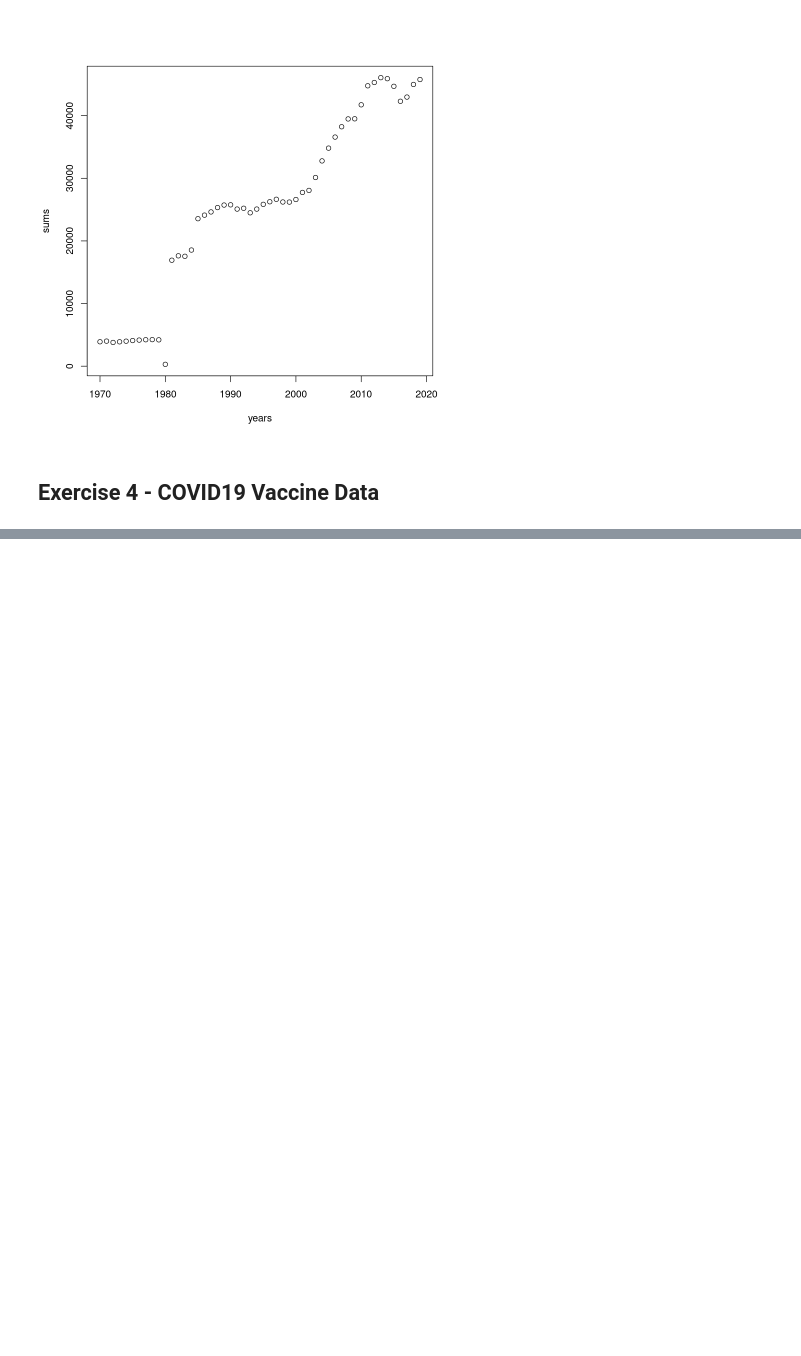
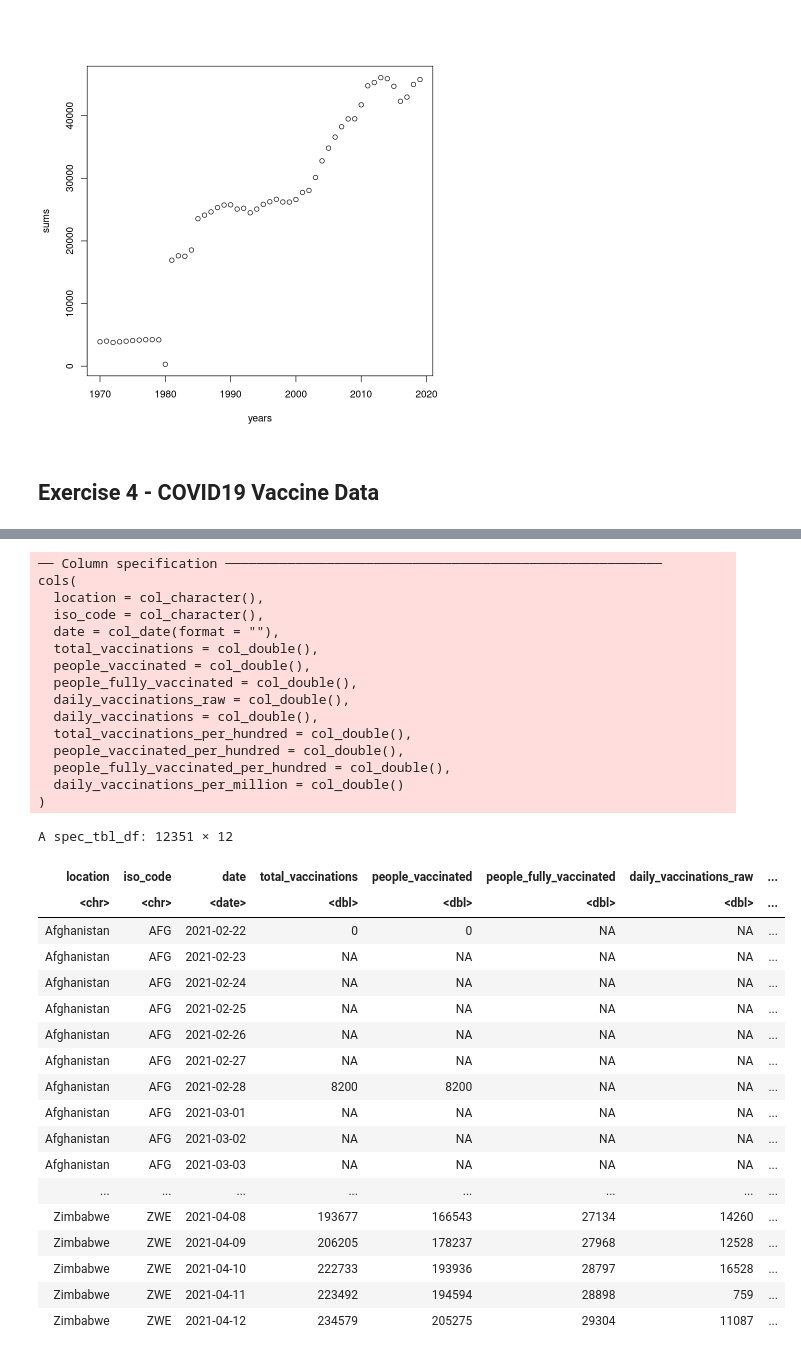
Before and after one commit to eigen-carmona/AdvStats, a Jupyter notebook: lab1/Solutions.ipynb, the cells around one changed output, grey strips where cells are left out. Drawn from its saved outputs; the diff is of its cells as text; code cells hidden in the pictures; blank space fills up the shorter version.

Commit message:
Retrieving vaccine csv directly from github

```diff
--- a/lab1/Solutions.ipynb
+++ b/lab1/Solutions.ipynb
@@ -297,0 +328,38 @@ plot(years,sums)
+# %%
+vaccinations <- read_csv("https://raw.githubusercontent.com/owid/covid-19-data/master/public/data/vaccinations/vaccinations.csv")
+vaccinations
+# %% [output]
+── Column specification ────────────────────────────────────────────────────────
+cols(
+  location = col_character(),
+  iso_code = col_character(),
+  date = col_date(format = ""),
+  total_vaccinations = col_double(),
+  people_vaccinated = col_double(),
+  people_fully_vaccinated = col_double(),
+  daily_vaccinations_raw = col_double(),
+  daily_vaccinations = col_double(),
+  total_vaccinations_per_hundred = col_double(),
+  people_vaccinated_per_hundred = col_double(),
+  people_fully_vaccinated_per_hundred = col_double(),
+  daily_vaccinations_per_million = col_double()
+)
+A spec_tbl_df: 12351 × 12
+| location | iso_code | date | total_vaccinations | people_vaccinated | people_fully_vaccinated | daily_vaccinations_raw | ... |
+| <chr> | <chr> | <date> | <dbl> | <dbl> | <dbl> | <dbl> | ... |
+| Afghanistan | AFG | 2021-02-22 | 0 | 0 | NA | NA | ... |
+| Afghanistan | AFG | 2021-02-23 | NA | NA | NA | NA | ... |
+| Afghanistan | AFG | 2021-02-24 | NA | NA | NA | NA | ... |
+| Afghanistan | AFG | 2021-02-25 | NA | NA | NA | NA | ... |
+| Afghanistan | AFG | 2021-02-26 | NA | NA | NA | NA | ... |
+| Afghanistan | AFG | 2021-02-27 | NA | NA | NA | NA | ... |
+| Afghanistan | AFG | 2021-02-28 | 8200 | 8200 | NA | NA | ... |
+| Afghanistan | AFG | 2021-03-01 | NA | NA | NA | NA | ... |
+| Afghanistan | AFG | 2021-03-02 | NA | NA | NA | NA | ... |
+| Afghanistan | AFG | 2021-03-03 | NA | NA | NA | NA | ... |
+| ... | ... | ... | ... | ... | ... | ... | ... |
+| Zimbabwe | ZWE | 2021-04-08 | 193677 | 166543 | 27134 | 14260 | ... |
+| Zimbabwe | ZWE | 2021-04-09 | 206205 | 178237 | 27968 | 12528 | ... |
+| Zimbabwe | ZWE | 2021-04-10 | 222733 | 193936 | 28797 | 16528 | ... |
+| Zimbabwe | ZWE | 2021-04-11 | 223492 | 194594 | 28898 | 759 | ... |
+| Zimbabwe | ZWE | 2021-04-12 | 234579 | 205275 | 29304 | 11087 | ... |
```
Also changed, not shown: parts of 1 cell of this notebook.
